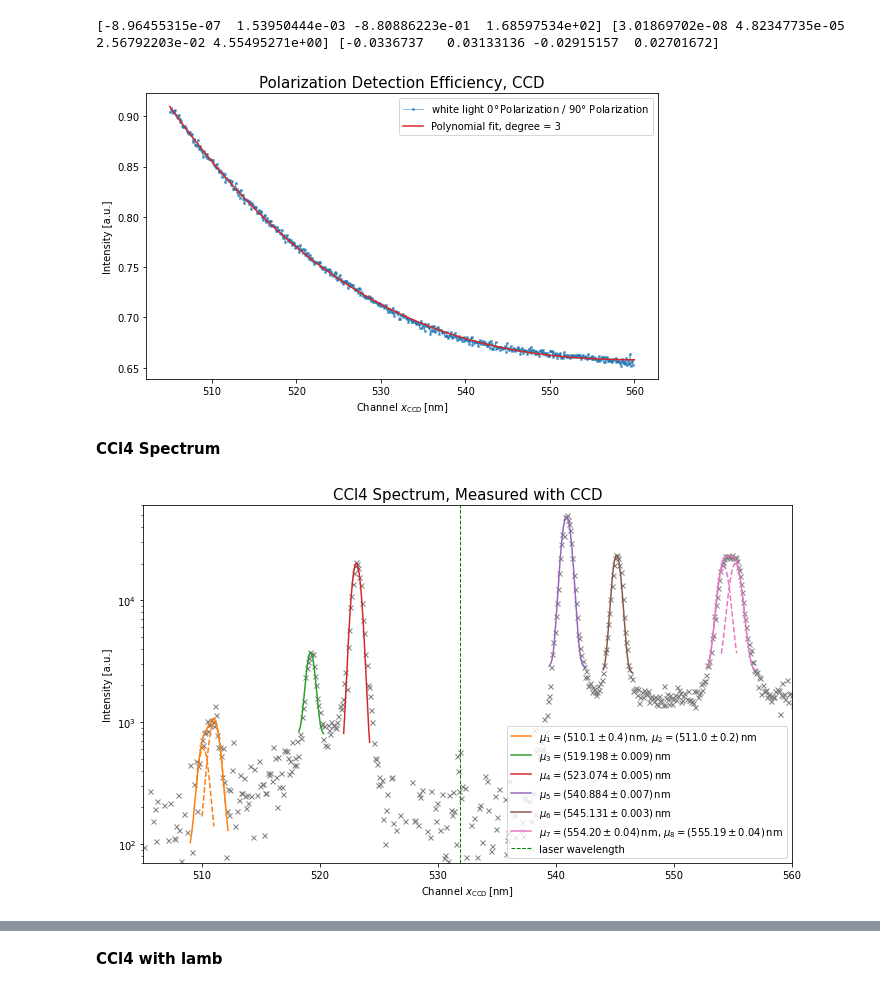
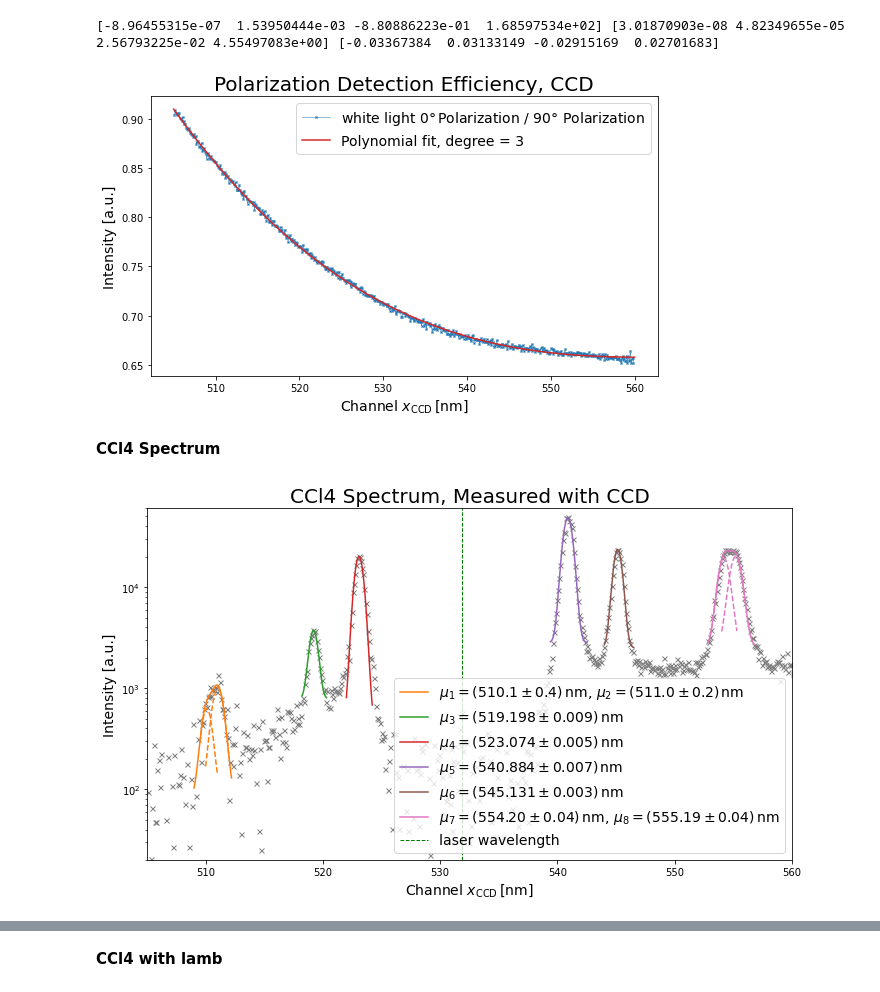
Before and after one commit to nicolaigoelz/Raman, a Jupyter notebook: CCD_Probe_Spectra.ipynb, the cells around one changed output, grey strips where cells are left out. Saved outputs shown, nothing was run; the diff lists cells and outputs as text; code cells hidden in the pictures.

```diff
--- a/CCD_Probe_Spectra.ipynb
+++ b/CCD_Probe_Spectra.ipynb
@@ -5,6 +5,10 @@ import numpy as np
 import pandas as pd
 import scipy.optimize as sc
 import scipy
+# %%
+matplotlib.rcParams['axes.titlesize'] = '20'
+matplotlib.rcParams['legend.fontsize'] = '14'
+matplotlib.rcParams['axes.labelsize'] = '14'
 # %%
 # Read CCD Calibration parameters
 calibration = pd.read_csv('CCD_params.csv')
@@ -115,14 +119,14 @@ ax.plot(x0, y0/y90, marker = 'x', lw=0.5, ms = 2, label= r'white light $0\degree
 ax.plot(xaxis, np.polyval(lin_par, xaxis), color = 'C3', label ='Polynomial fit, degree = 3')
 ax.set_xlabel(r'Channel $x_\mathrm{CCD}\,$[nm]')
 ax.set_ylabel(r'Intensity [a.u.]')
-ax.set_title(r'Polarization Detection Efficiency, CCD', size=15)
+ax.set_title(r'Polarization Detection Efficiency, CCD')
 ax.legend()
 plt.tight_layout()
 # plt.savefig('Figures/Notchfilter.pdf', dpi=800)
 plt.show()
 # %% [output]
-[-8.96455315e-07  1.53950444e-03 -8.80886223e-01  1.68597534e+02] [3.01869702e-08 4.82347735e-05 2.56792203e-02 4.55495271e+00] [-0.0336737   0.03133136 -0.02915157  0.02701672]
+[-8.96455315e-07  1.53950444e-03 -8.80886223e-01  1.68597534e+02] [3.01870903e-08 4.82349655e-05 2.56793225e-02 4.55497083e+00] [-0.03367384  0.03133149 -0.02915169  0.02701683]
-[figure, old version]
+[figure, new version]
 # %% [markdown]
 **CCl4 Spectrum**
 # %%
@@ -167,37 +171,37 @@ for i in range(1,5):
     # ax.axvline(df_CCl4['Channel'][a[i][0]], color=colors[i], ls='--', lw=1)
     # ax.axvline(df_CCl4['Channel'][a[i][1]], color=colors[i], ls='--', lw=1)
     ax.plot(xaxis[i], function(xaxis[i], *params), color=colors[i], label = r'$\mu_{} = ({:.3f} \pm {:.3f})\,$nm'.format(i+2, params[1], np.sqrt(cov[1,1])))
 
 i = 5
 params, cov = sc.curve_fit(doppel_gauss, df_CCl4['Channel'][a[i][0]:a[i][1]], y_counts[a[i][0]:a[i][1]],
                                   p0 = p0s[i])
 # ax.axvline(df_CCl4['Channel'][a[i][0]], color=colors[i], ls='--', lw=1)
 # ax.axvline(df_CCl4['Channel'][a[i][1]], color=colors[i], ls='--', lw=1)
 ax.plot(xaxis[i], doppel_gauss(xaxis[i], *params), color=colors[i],
         label = r'$\mu_7 = ({:.2f} \pm {:.2f})\,$nm, $\mu_8 = ({:.2f} \pm {:.2f})\,$nm'.format(params[1], np.sqrt(cov[1,1]), params[4], np.sqrt(cov[4,4])))
 coefficients[i] = params
 covariance[i] = cov
 
 x = np.linspace(553,555.3,1001)
 ax.plot(x, gauss(x, params[0], params[1], params[2], params[6]), ls = '--', color = colors[5])
 x = np.linspace(554,556,1001)
 ax.plot(x, gauss(x, params[3], params[4], params[5], params[6]), ls = '--', color = colors[5])
 
 ax.set_xlabel(r'Channel $x_\mathrm{CCD}\,$[nm]')
 ax.set_ylabel(r'Intensity [a.u.]')
-ax.set_title(r'CCl4 Spectrum, Measured with CCD', size=15)
+ax.set_title(r'CCl4 Spectrum, Measured with CCD')
 ax.axvline(531.8180, ls='--', color = 'green', label=r'laser wavelength', lw=1)
 ax.legend()
 ax.set_xlim([505, 560])
 # ax.set_xlim([542, 550])  # second peak
 # ax.set_xlim([575, 580])
 ax.set_yscale('log')
-ax.set_ylim([70, 60000])
+ax.set_ylim([20, 60000])
 plt.tight_layout()
-# plt.savefig('Figures/CCD_CCl4_Spectrum.pdf', dpi=800)
+plt.savefig('FiguresCCD/CCl4_Spectrum.pdf', dpi=800)
 plt.show()
 # %% [output]
-[figure, old version]
+[figure, new version]
 # %%
 spectrum = 'CCl4'
 save_params(spectrum, coefficients, covariance)
```
Also changed, not shown: parts of 18 cells of this notebook, 7 other files.
